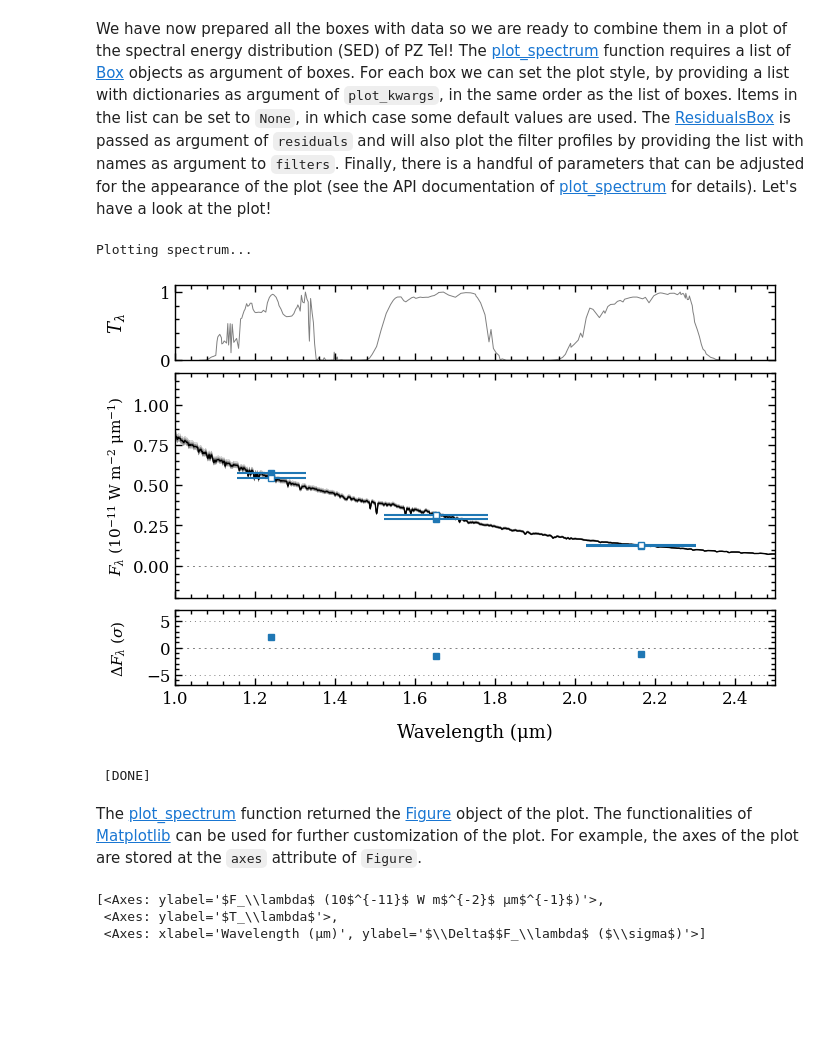
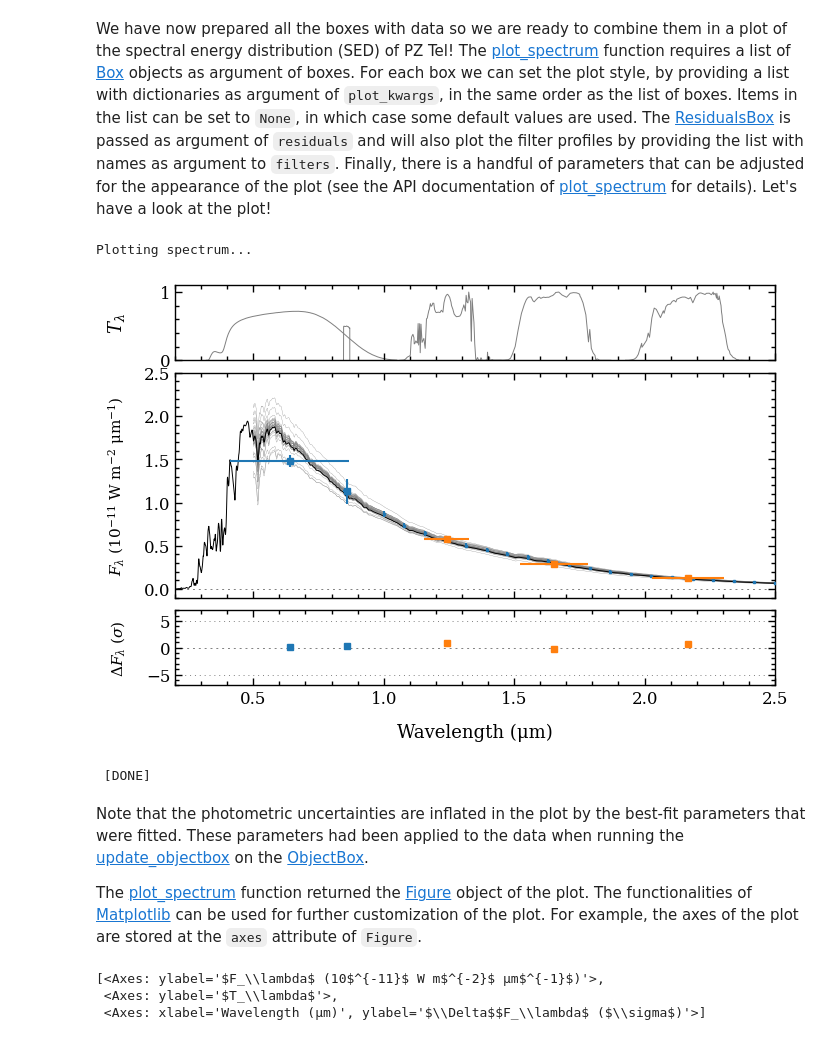
Before and after one commit to tomasstolker/species, a Jupyter notebook: docs/tutorials/flux_calibration.ipynb, the cells around one changed output. Cells and saved outputs as stored; diff of their text form; code cells hidden in the pictures; blank space fills up the shorter version.

```diff
--- a/docs/tutorials/flux_calibration.ipynb
+++ b/docs/tutorials/flux_calibration.ipynb
@@ -223,4 +233,4 @@ Next, we extract the best-fit parameters from the posterior distribution, for wh
 # %%
-median = database.get_median_sample(tag='pztel')
-print(median)
+best_sample = database.get_probable_sample(tag='pztel')
+print(best_sample)
 # %% [output]
@@ -230,4 +240,4 @@ Next, we interpolate the the *BT-NextGen* grid at the best-fit parameters. To do
 # %%
 read_model = species.ReadModel(model='bt-nextgen', wavel_range=(0.2, 30.))
-model_box = read_model.get_model(model_param=median, spec_res=500., smooth=True)
+model_box = read_model.get_model(model_param=best_sample, spec_res=100., smooth=True)
 # %% [markdown]
@@ -263,3 +273,3 @@ With [FitModel](https://species.readthedocs.io/en/latest/species.analysis.html#s
 # %%
-object_box = species.update_objectbox(object_box, median)
+object_box = species.update_objectbox(object_box, best_sample)
 # %% [output]
@@ -273,7 +285,7 @@ Before creating the plot, there are two more boxes that we will create. First, w
 # %%
 residuals = species.get_residuals(datatype='model',
                                   spectrum='bt-nextgen',
-                                  parameters=median,
+                                  parameters=best_sample,
                                   objectbox=object_box,
                                   inc_phot=True,
                                   inc_spec=False)
@@ -317,27 +331,30 @@ abs_mag = {'2MASS/2MASS.J': (3.536413915651355, None), '2MASS/2MASS.H': (3.02417
 # %% [markdown]
 We have now prepared all the boxes with data so we are ready to combine them in a plot of the spectral energy distribution (SED) of PZ Tel! The [plot_spectrum](https://species.readthedocs.io/en/latest/species.plot.html#species.plot.plot_spectrum.plot_spectrum) function requires a list of [Box](https://species.readthedocs.io/en/latest/species.core.html#species.core.box.Box) objects as argument of boxes. For each box we can set the plot style, by providing a list with dictionaries as argument of `plot_kwargs`, in the same order as the list of boxes. Items in the list can be set to `None`, in which case some default values are used. The [ResidualsBox](https://species.readthedocs.io/en/latest/species.core.html#species.core.box.ResidualsBox) is passed as argument of `residuals` and will also plot the filter profiles by providing the list with names as argument to `filters`. Finally, there is a handful of parameters that can be adjusted for the appearance of the plot (see the API documentation of [plot_spectrum](https://species.readthedocs.io/en/latest/species.plot.html#species.plot.plot_spectrum.plot_spectrum) for details). Let's have a look at the plot!
 # %%
-fig = species.plot_spectrum(boxes=[samples, model_box, object_box, syn_phot],
+fig = species.plot_spectrum(boxes=[samples, model_box, object_box],
                             filters=filters,
                             residuals=residuals,
                             plot_kwargs=[{'ls': '-', 'lw': 0.2, 'color': 'gray'},
-                                         {'ls': '-', 'lw': 1., 'color': 'black'},
-                                         {'2MASS/2MASS.J': {'marker': 's', 'ms': 5., 'color': 'tab:blue', 'ls': 'none'},
-                                          '2MASS/2MASS.H': {'marker': 's', 'ms': 5., 'color': 'tab:blue', 'ls': 'none'},
-                                          '2MASS/2MASS.Ks': {'marker': 's', 'ms': 5., 'color': 'tab:blue', 'ls': 'none'}},
-                                         None],
-                            xlim=(1., 2.5),
-                            ylim=(-2e-12, 1.2e-11),
+                                         {'ls': '-', 'lw': 0.7, 'color': 'black'},
+                                         {'GAIA/GAIA3.G': {'marker': 's', 'ms': 5., 'color': 'tab:blue', 'ls': 'none', 'label': 'Gaia DR3'},
+                                          'GAIA/GAIA3.Grvs': {'marker': 's', 'ms': 5., 'color': 'tab:blue', 'ls': 'none', 'label': 'Gaia DR3'},
+                                          '2MASS/2MASS.J': {'marker': 's', 'ms': 5., 'color': 'tab:orange', 'ls': 'none', 'label': '2MASS'},
+                                          '2MASS/2MASS.H': {'marker': 's', 'ms': 5., 'color': 'tab:orange', 'ls': 'none'},
+                                          '2MASS/2MASS.Ks': {'marker': 's', 'ms': 5., 'color': 'tab:orange', 'ls': 'none'}}],
+                            xlim=(0.2, 2.5),
+                            ylim=(-1e-12, 2.5e-11),
                             ylim_res=(-7., 7.),
                             scale=('linear', 'linear'),
                             offset=(-0.5, -0.08),
                             figsize=(6., 4.),
                             output=None)
 # %% [output]
 Plotting spectrum...
-[figure, old version]
+[figure, new version]
  [DONE]
 # %% [markdown]
+Note that the photometric uncertainties are inflated in the plot by the best-fit parameters that were fitted. These parameters had been applied to the data when running the [update_objectbox](https://species.readthedocs.io/en/latest/species.util.html#species.util.read_util.update_objectbox) on the [ObjectBox](https://species.readthedocs.io/en/latest/species.core.html#species.core.box.ObjectBox).
+
 The [plot_spectrum](https://species.readthedocs.io/en/latest/species.plot.html#species.plot.plot_spectrum.plot_spectrum) function returned the [Figure](https://matplotlib.org/stable/api/figure_api.html#matplotlib.figure.Figure) object of the plot. The functionalities of [Matplotlib](https://matplotlib.org/stable/index.html) can be used for further customization of the plot. For example, the axes of the plot are stored at the `axes` attribute of `Figure`.
 # %%
 fig.axes
```
Also changed, not shown: parts of 32 cells of this notebook, 11 other files.
